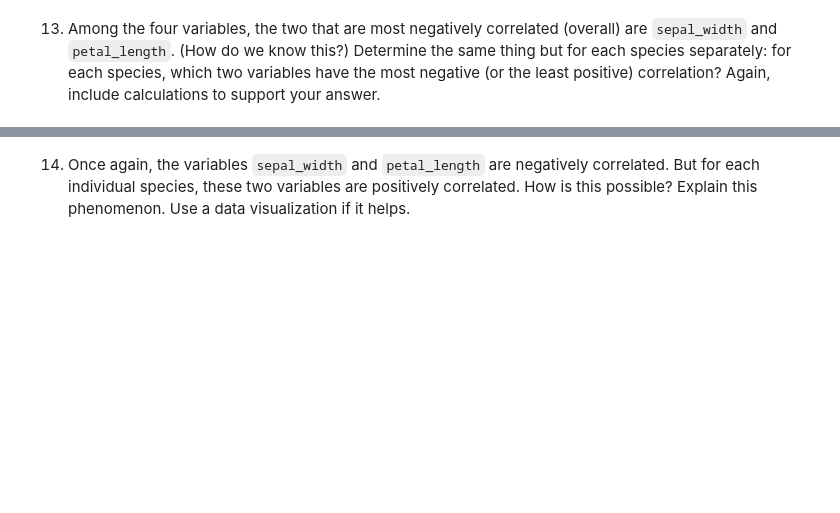
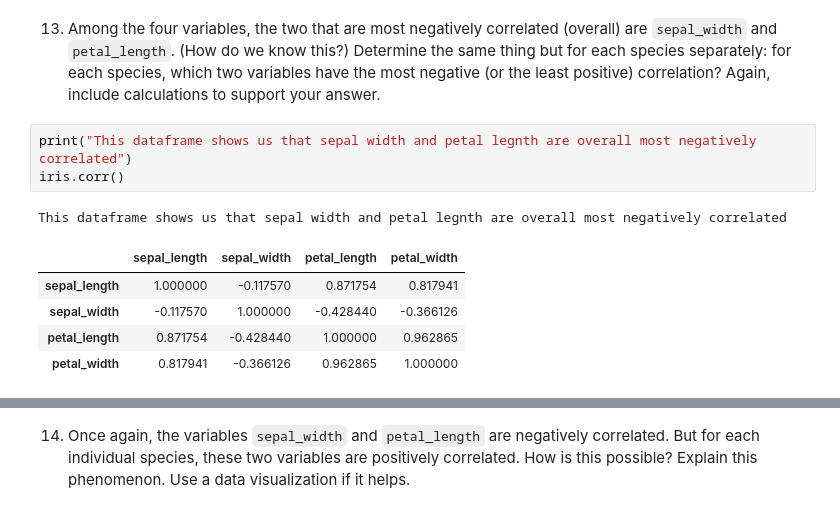
Before and after one commit to CabellPasco/CabellPasco, a Jupyter notebook: Pandas_Excercises_HW_3_17.ipynb, the cells around one changed output, grey strips where cells are left out. Cells and saved outputs as stored; diff of their text form; blank space fills up the shorter version.

```diff
--- a/Pandas_Excercises_HW_3_17.ipynb
+++ b/Pandas_Excercises_HW_3_17.ipynb
@@ -94,2 +152,12 @@ Name: name, dtype: object
 # %% [markdown]
 13.  Among the four variables, the two that are most negatively correlated (overall) are `sepal_width` and `petal_length`.  (How do we know this?)  Determine the same thing but for each species separately:  for each species, which two variables have the most negative (or the least positive) correlation?  Again, include calculations to support your answer.
+# %%
+print("This dataframe shows us that sepal width and petal legnth are overall most negatively correlated")
+iris.corr()
+# %% [output]
+This dataframe shows us that sepal width and petal legnth are overall most negatively correlated
+|  | sepal_length | sepal_width | petal_length | petal_width |
+| sepal_length | 1.000000 | -0.117570 | 0.871754 | 0.817941 |
+| sepal_width | -0.117570 | 1.000000 | -0.428440 | -0.366126 |
+| petal_length | 0.871754 | -0.428440 | 1.000000 | 0.962865 |
+| petal_width | 0.817941 | -0.366126 | 0.962865 | 1.000000 |
```
Also changed, not shown: parts of 9 cells of this notebook.
